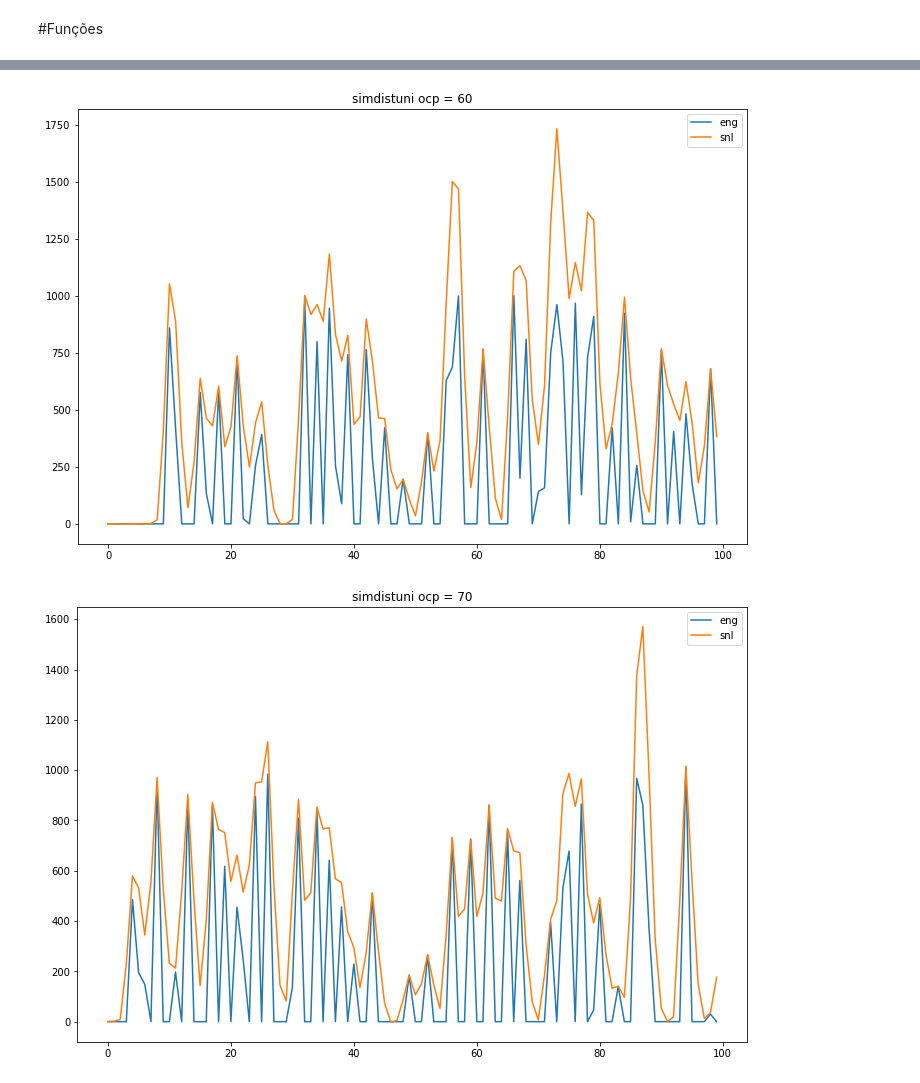
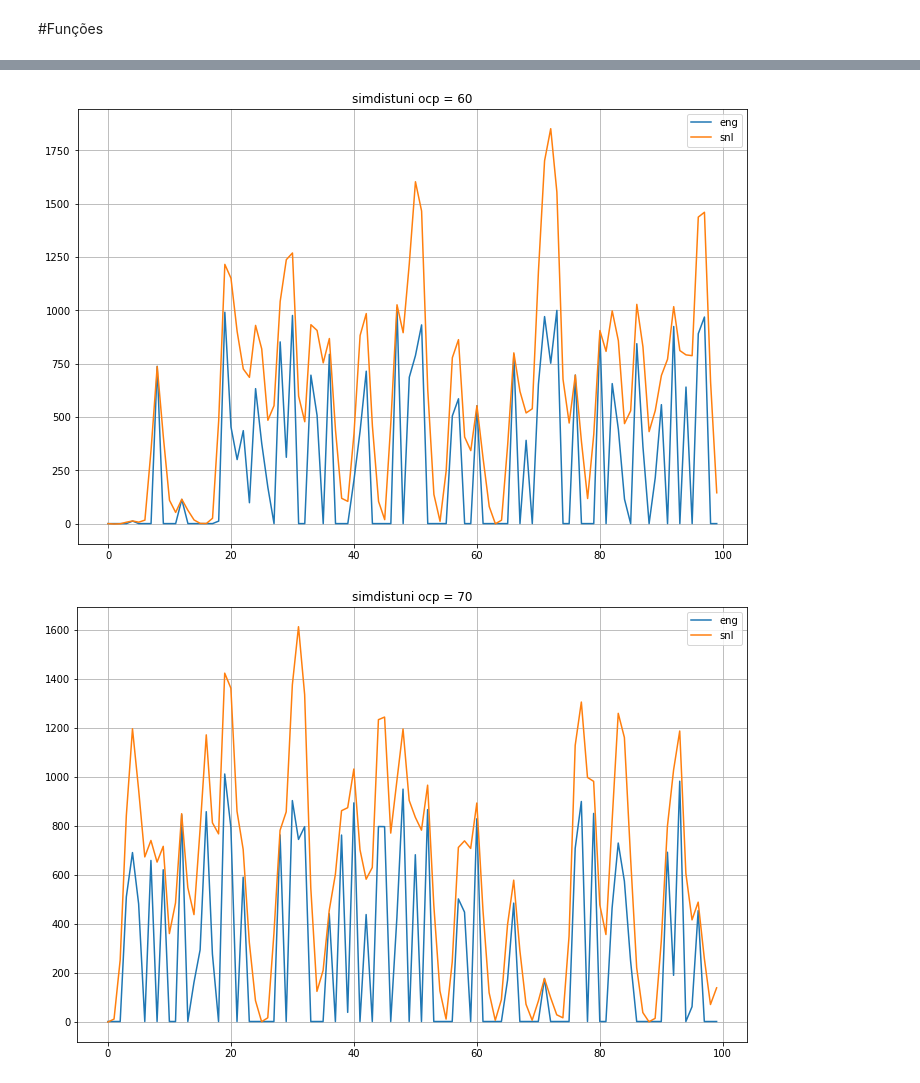
Before and after one commit to melissa-aguiar/tilecal-simulator, a Jupyter notebook: tile_simulator.ipynb, the cells around one changed output, grey strips where cells are left out. Cells and saved outputs as stored; diff of their text form; code cells hidden in the pictures.

```diff
--- a/tile_simulator.ipynb
+++ b/tile_simulator.ipynb
@@ -151,6 +151,7 @@ for ocp in range (10,91,10):
   snl,eng = conv_tilecal_pulse(eng,0,pos)
   snl     = snl + np.random.randn(rdo,len(snl))
   plt.figure(figsize=[12, 8])
+  plt.grid()
   plt.plot(eng[0:100], label = 'eng')
   plt.plot(snl[0][0:100], label = 'snl')
   plt.legend()
@@ -162,6 +163,7 @@ for ocp in range (10,91,20):
   snl,eng = conv_tilecal_pulse(eng,0,pos)
   snl     = snl + np.random.randn(rdo,len(snl))
   plt.figure(figsize=[12, 8])
+  plt.grid()
   plt.plot(eng[0:100], label = 'eng')
   plt.plot(snl[0][0:100], label = 'snl')
   plt.legend()
@@ -175,2 +177,2 @@ for ocp in range (10,91,20):
-[figure, old version]
+[figure, new version]
-[figure, old version]
+[figure, new version]
```
Also changed, not shown: parts of 1 cell of this notebook.
